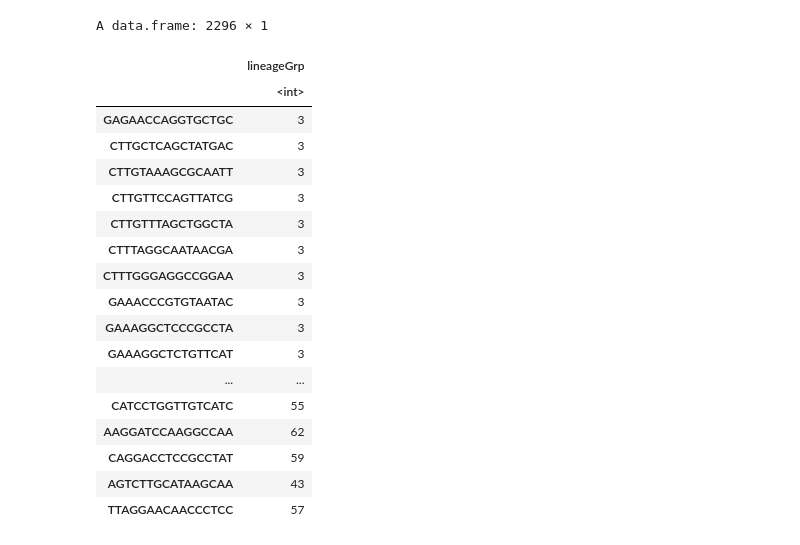
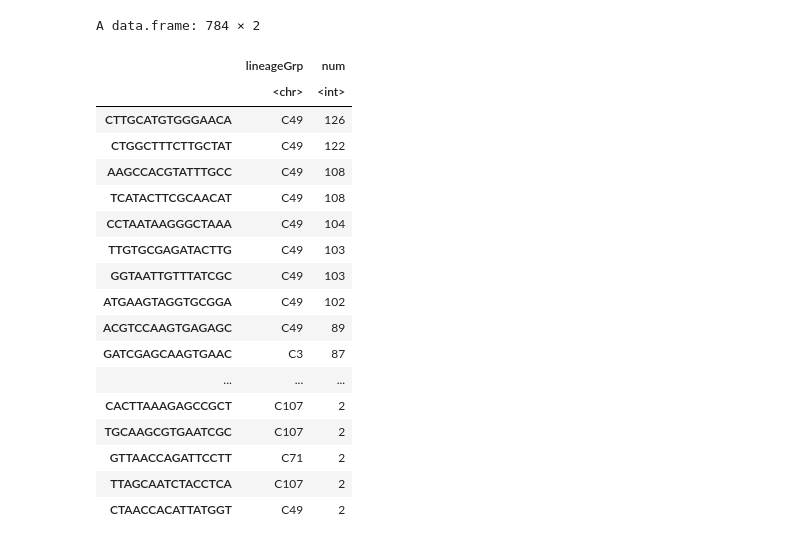
Before and after one commit to liangzhenhou/eTRACER, a Jupyter notebook: LineageTracing/scMultiome/ggtree.ipynb, the cells around one changed output. Saved outputs shown, nothing was run; the diff lists cells and outputs as text; code cells hidden in the pictures.

```diff
--- a/LineageTracing/scMultiome/ggtree.ipynb
+++ b/LineageTracing/scMultiome/ggtree.ipynb
@@ -14,23 +78,23 @@ rownames(metadata) <- gsub('-1','',rownames(metadata))
 # %%
-cell_lineage <- read.table('/syn1/liangzhen/jinhua_jilab_project/result/DNA_Amplicon/multiome/cell_lineage.csv',header = T,sep=',',row.names = 1)
+cell_lineage <- read.table('/syn1/liangzhen/jinhua_jilab_project/result/DNA_Amplicon/multiome/cell_lineage_alignment.csv',sep=',',header=T,row.names = 1)
 cell_lineage
 # %% [output]
-A data.frame: 2296 × 1
+A data.frame: 784 × 2
-|  | lineageGrp |
-|  | <int> |
-| GAGAACCAGGTGCTGC | 3 |
-| CTTGCTCAGCTATGAC | 3 |
-| CTTGTAAAGCGCAATT | 3 |
-| CTTGTTCCAGTTATCG | 3 |
-| CTTGTTTAGCTGGCTA | 3 |
-| CTTTAGGCAATAACGA | 3 |
-| CTTTGGGAGGCCGGAA | 3 |
-| GAAACCCGTGTAATAC | 3 |
-| GAAAGGCTCCCGCCTA | 3 |
-| GAAAGGCTCTGTTCAT | 3 |
-| ... | ... |
-| CATCCTGGTTGTCATC | 55 |
-| AAGGATCCAAGGCCAA | 62 |
-| CAGGACCTCCGCCTAT | 59 |
-| AGTCTTGCATAAGCAA | 43 |
-| TTAGGAACAACCCTCC | 57 |
+|  | lineageGrp | num |
+|  | <chr> | <int> |
+| CTTGCATGTGGGAACA | C49 | 126 |
+| CTGGCTTTCTTGCTAT | C49 | 122 |
+| AAGCCACGTATTTGCC | C49 | 108 |
+| TCATACTTCGCAACAT | C49 | 108 |
+| CCTAATAAGGGCTAAA | C49 | 104 |
+| TTGTGCGAGATACTTG | C49 | 103 |
+| GGTAATTGTTTATCGC | C49 | 103 |
+| ATGAAGTAGGTGCGGA | C49 | 102 |
+| ACGTCCAAGTGAGAGC | C49 | 89 |
+| GATCGAGCAAGTGAAC | C3 | 87 |
+| ... | ... | ... |
+| CACTTAAAGAGCCGCT | C107 | 2 |
+| TGCAAGCGTGAATCGC | C107 | 2 |
+| GTTAACCAGATTCCTT | C71 | 2 |
+| TTAGCAATCTACCTCA | C107 | 2 |
+| CTAACCACATTATGGT | C49 | 2 |
```
Also changed, not shown: parts of 6 cells of this notebook.
